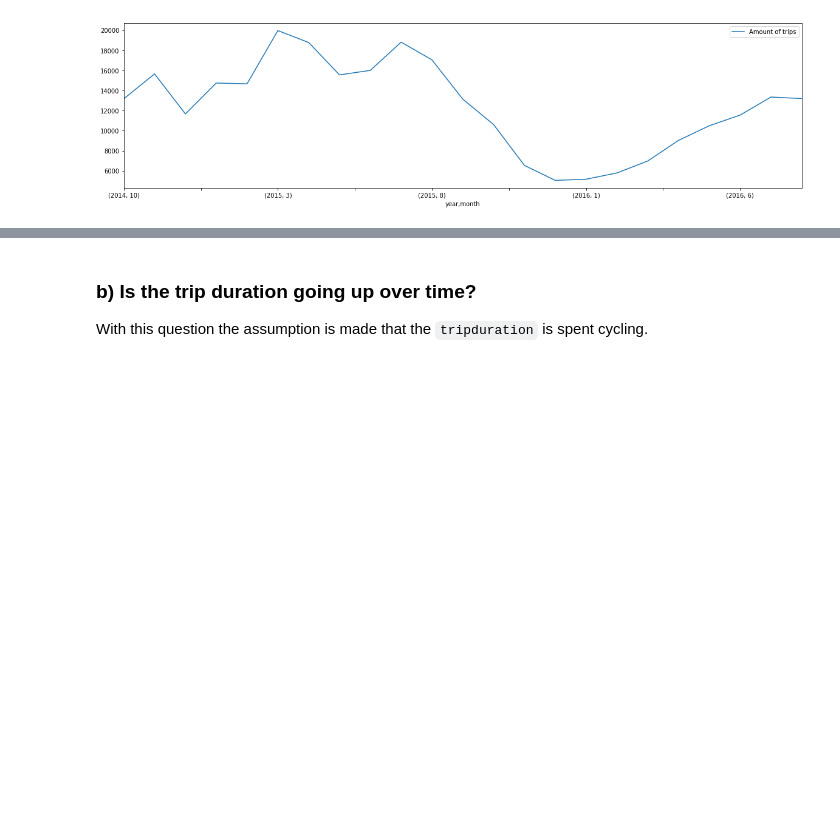
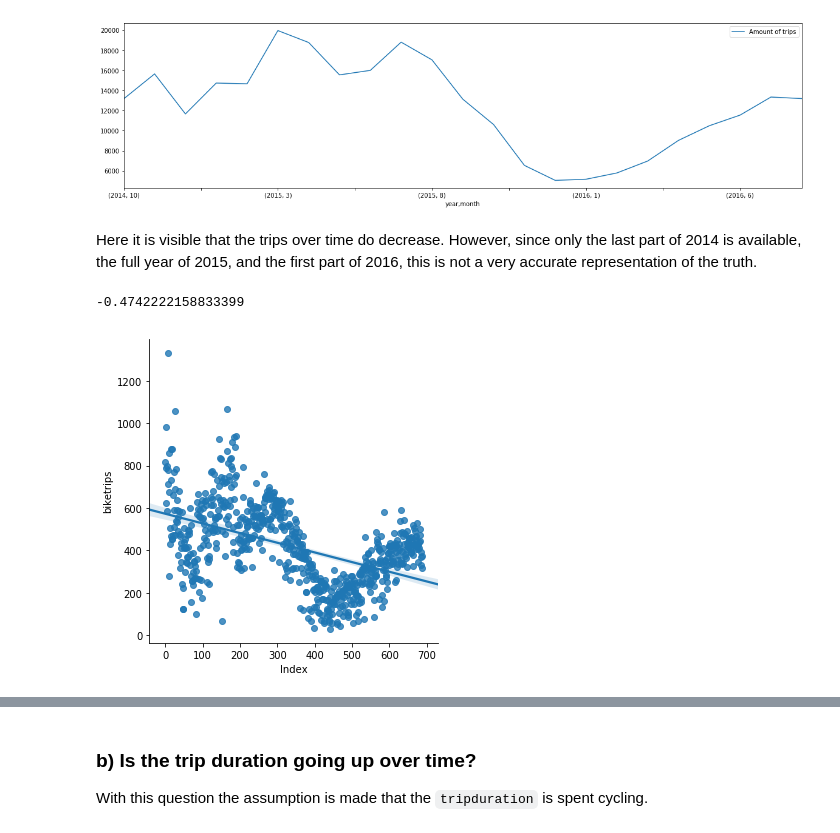
Before and after one commit to JeroenBoshuis/DataScience_Casus, a Jupyter notebook: Did it rain in Seattle and does this affect cycling.ipynb, the cells around one changed output, grey strips where cells are left out. Saved outputs shown, nothing was run; the diff lists cells and outputs as text; code cells hidden in the pictures; blank space fills up the shorter version.

```diff
--- a/Did it rain in Seattle and does this affect cycling.ipynb
+++ b/Did it rain in Seattle and does this affect cycling.ipynb
@@ -921,0 +718,10 @@ tripspermy.plot(figsize=(20, 5))
+# %% [markdown]
+Here it is visible that the trips over time do decrease. However, since only the last part of 2014 is available, the full year of 2015, and the first part of 2016, this is not a very accurate representation of the truth.
+# %%
+#Has to be done since seaborne does not accept the index
+weather['Index'] = weather.index
+sns.lmplot(x="Index", y='biketrips', data=weather, fit_reg=True)
+weather['biketrips'].corr(weather['Index'])
+# %% [output]
+-0.4742222158833399
+[figure, added]
```
Also changed, not shown: parts of 80 cells of this notebook, 2 other files.
